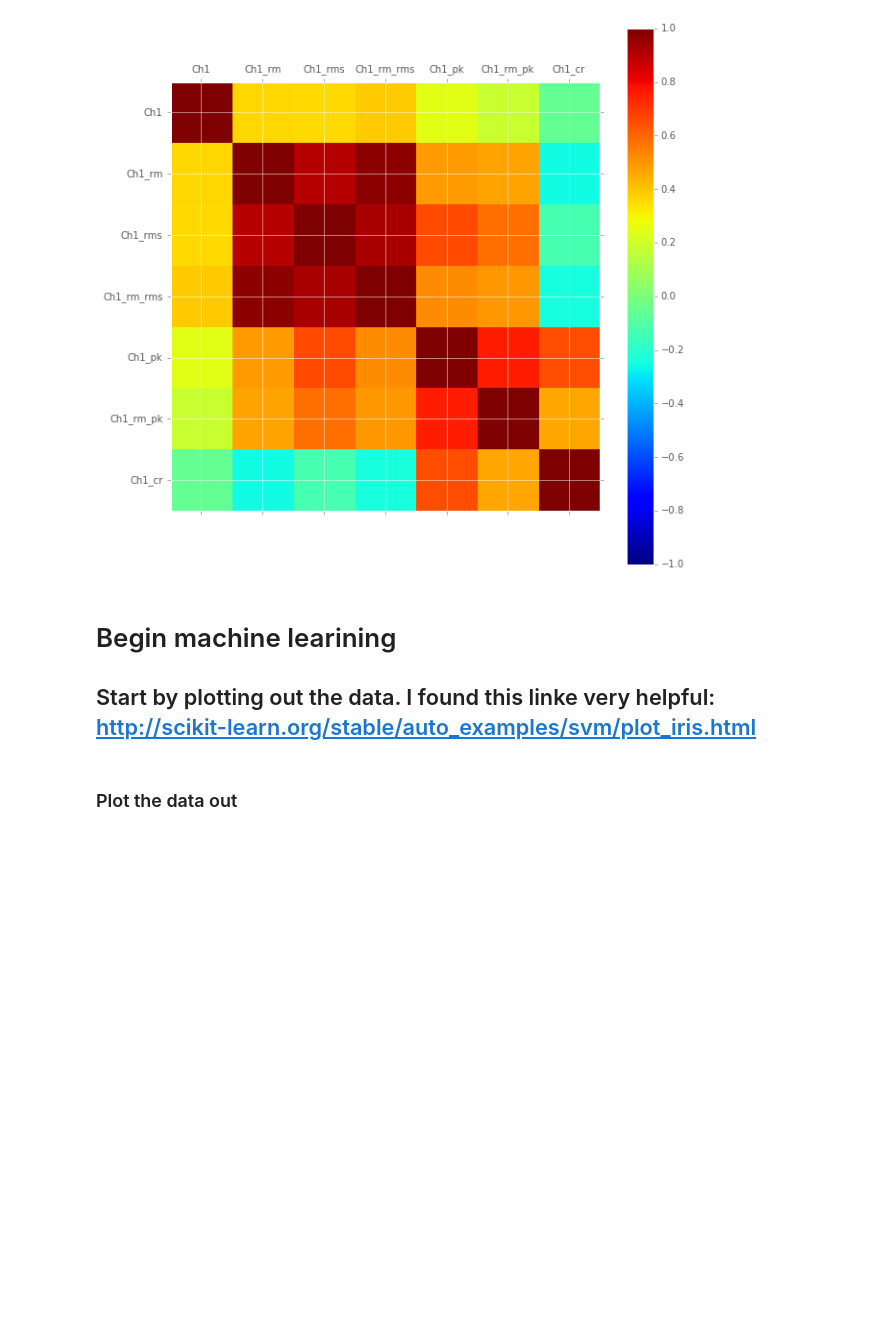
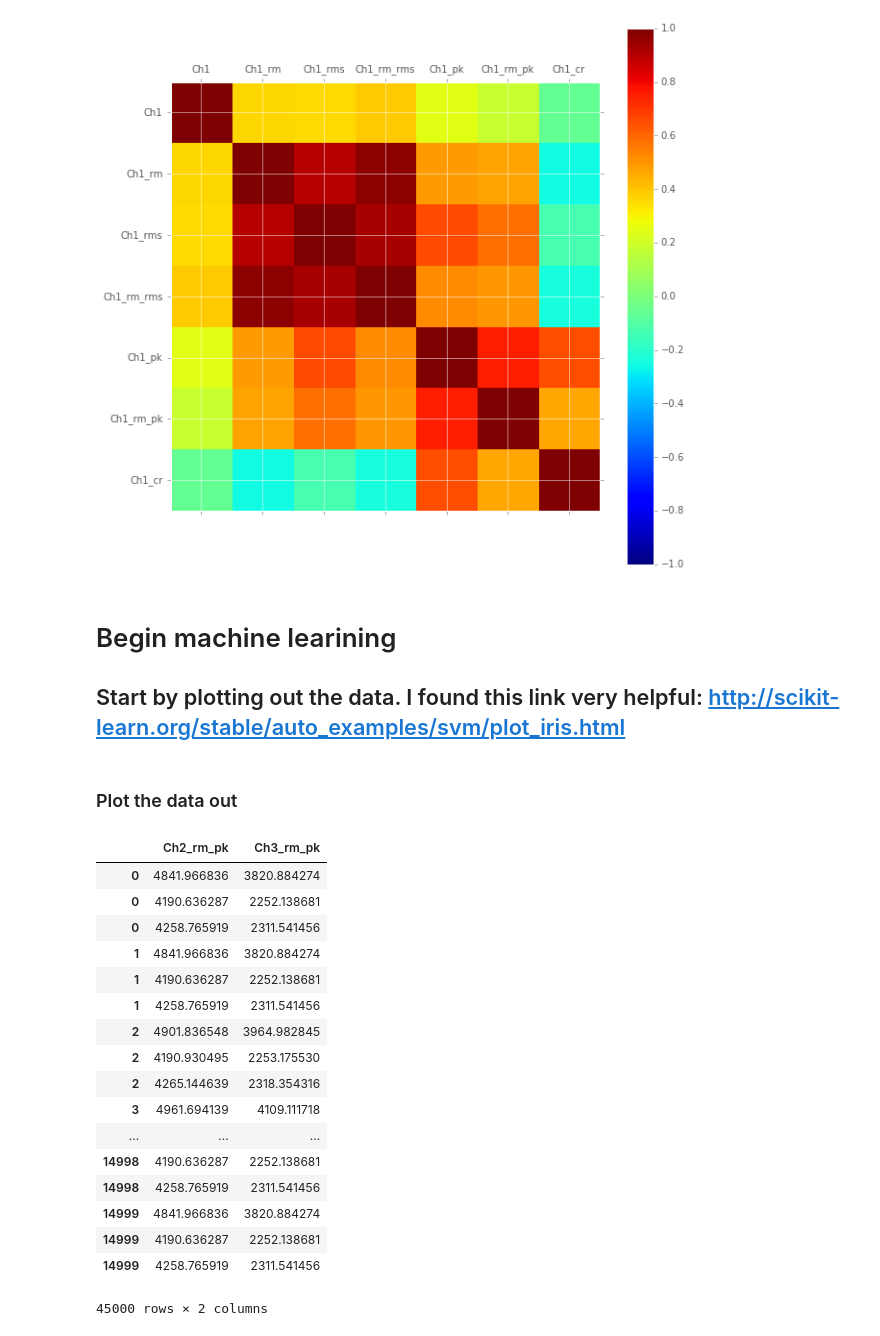
Before and after one commit to MoreCoffee12/AccelPlot, a Jupyter notebook: PythonScripts/ExploratoryAnalysis.ipynb, the cells around one changed output. Cells and saved outputs as stored; diff of their text form; code cells hidden in the pictures; blank space fills up the shorter version.

```diff
--- a/PythonScripts/ExploratoryAnalysis.ipynb
+++ b/PythonScripts/ExploratoryAnalysis.ipynb
@@ -340,7 +342,7 @@ plotCorrChannel(strChannel)
 [figure]
 # %% [markdown]
 # Begin machine learining
-## Start by plotting out the data. I found this linke very helpful: http://scikit-learn.org/stable/auto_examples/svm/plot_iris.html
+## Start by plotting out the data. I found this link very helpful: http://scikit-learn.org/stable/auto_examples/svm/plot_iris.html
 # %%
 # step size in the mesh
 h = 1
@@ -363,0 +369,24 @@ xx, yy = np.meshgrid(np.arange(x_min, x_max, h),
+# %%
+#idx
+#lstIdx = np.array([1,2], dtype='int64')
+lstIdx = idx[0]
+x.ix[lstIdx,:]
+# %% [output]
+|  | Ch2_rm_pk | Ch3_rm_pk |
+| 0 | 4841.966836 | 3820.884274 |
+| 0 | 4190.636287 | 2252.138681 |
+| 0 | 4258.765919 | 2311.541456 |
+| 1 | 4841.966836 | 3820.884274 |
+| 1 | 4190.636287 | 2252.138681 |
+| 1 | 4258.765919 | 2311.541456 |
+| 2 | 4901.836548 | 3964.982845 |
+| 2 | 4190.930495 | 2253.175530 |
+| 2 | 4265.144639 | 2318.354316 |
+| 3 | 4961.694139 | 4109.111718 |
+| ... | ... | ... |
+| 14998 | 4190.636287 | 2252.138681 |
+| 14998 | 4258.765919 | 2311.541456 |
+| 14999 | 4841.966836 | 3820.884274 |
+| 14999 | 4190.636287 | 2252.138681 |
+| 14999 | 4258.765919 | 2311.541456 |
+45000 rows × 2 columns
```
Also changed, not shown: parts of 17 cells of this notebook.
